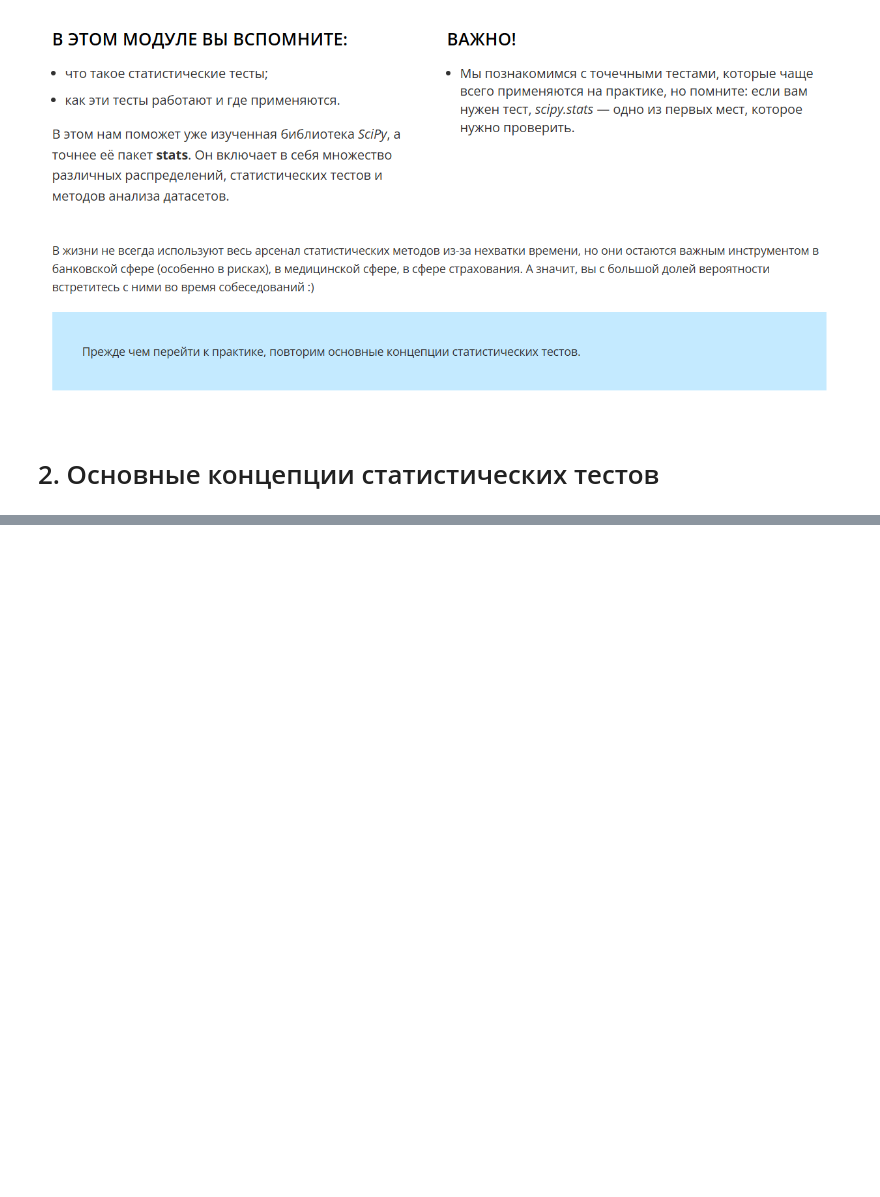
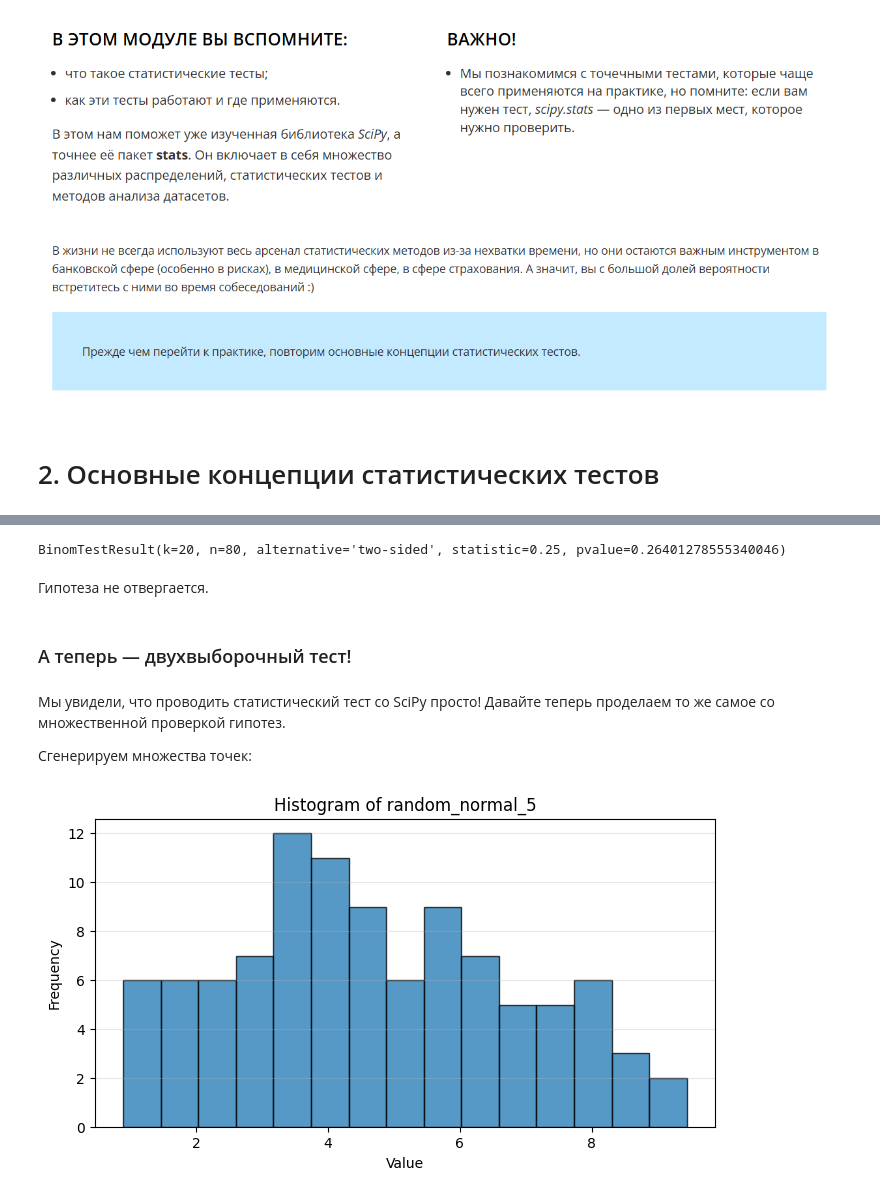
Before and after one commit to tgorbunov/sf_data_science, a Jupyter notebook: Skillfactory_ML/Additional Chapters on Python for Data Analysis/PDA-4. SciPy. Statistical Tests.ipynb, the cells around one changed output, grey strips where cells are left out. Drawn from its saved outputs; the diff is of its cells as text; code cells hidden in the pictures; blank space fills up the shorter version.

```diff
--- a/Skillfactory_ML/Additional Chapters on Python for Data Analysis/PDA-4. SciPy. Statistical Tests.ipynb
+++ b/Skillfactory_ML/Additional Chapters on Python for Data Analysis/PDA-4. SciPy. Statistical Tests.ipynb
@@ -10,0 +84,24 @@
+# %%
+stats.binomtest(k=sum(random_bin), n=(len(random_bin) - sum(random_bin)), p=0.2)
+# %% [output]
+BinomTestResult(k=20, n=80, alternative='two-sided', statistic=0.25, pvalue=0.26401278555340046)
+# %% [markdown]
+Гипотеза не отвергается.
+# %% [markdown]
+### А теперь — двухвыборочный тест!
+# %% [markdown]
+Мы увидели, что проводить статистический тест со SciPy просто! Давайте теперь проделаем то же самое со множественной проверкой гипотез.
+
+Сгенерируем множества точек:
+# %%
+random_normal_5 = np.random.normal(5, 2, 100)
+# %%
+plt.figure(figsize=(8, 4))
+plt.hist(random_normal_5, bins=15, edgecolor="black", alpha=0.75)
+plt.title("Histogram of random_normal_5")
+plt.xlabel("Value")
+plt.ylabel("Frequency")
+plt.grid(axis="y", alpha=0.3)
+plt.show()
+# %% [output]
+[figure, added]
```
Also changed, not shown: parts of 75 cells of this notebook.
